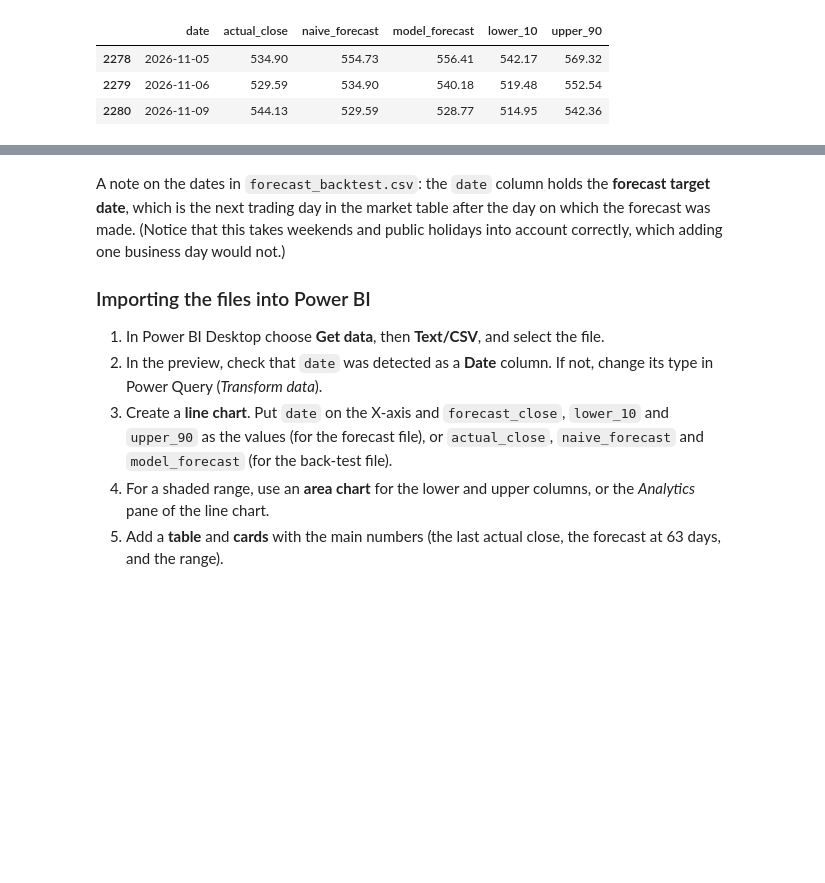
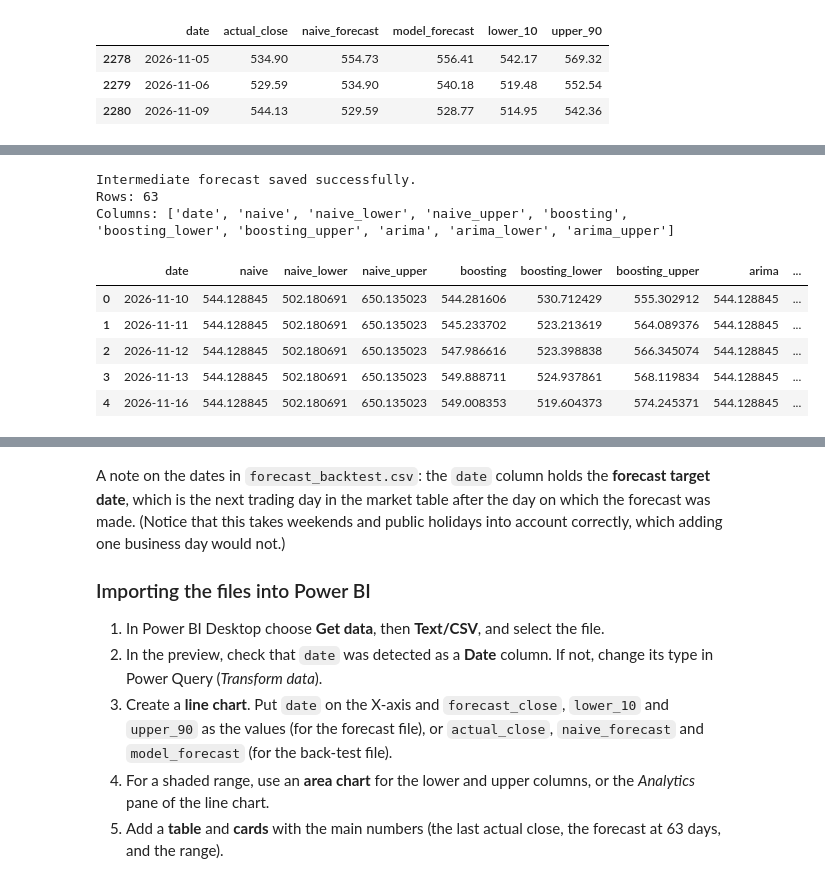
Before and after one commit to BI-course/tsfnn-202406-a7, a Jupyter notebook: 7_multi_horizon_forecast_and_power_bi_export.ipynb, the cells around one changed output, grey strips where cells are left out. Saved outputs shown, nothing was run; the diff lists cells and outputs as text; code cells hidden in the pictures; blank space fills up the shorter version.

Commit message:
Complete WP5 forecasting exports and Power BI dashboards

```diff
--- a/7_multi_horizon_forecast_and_power_bi_export.ipynb
+++ b/7_multi_horizon_forecast_and_power_bi_export.ipynb
@@ -304,0 +398,61 @@ Saved 2281 rows to C:\Users\brand\OneDrive\Desktop\BusinessIntelligence\tsfnn-20
+# %%
+
+# 3. Create the Intermediate forecast export
+
+# Load the 63-day ARIMA forecast
+arima = pd.read_csv(
+    config.OUTPUT_DIR / "arima_63d.csv",
+    parse_dates=["date"]
+)
+
+# Calculate historical 63-business-day log returns
+historical_returns = np.log(
+    frame["Close"] / frame["Close"].shift(63)
+).dropna()
+
+# Calculate the 10th and 90th percentile historical returns
+q10 = historical_returns.quantile(0.10)
+q90 = historical_returns.quantile(0.90)
+
+# Get the 63 forecast dates
+forecast_dates = pd.to_datetime(forecast_path.index)
+
+# Create the Intermediate forecast table
+intermediate = pd.DataFrame({
+    "date": forecast_dates,
+    "naive": last_close,
+    "naive_lower": last_close * np.exp(q10),
+    "naive_upper": last_close * np.exp(q90),
+    "boosting": forecast_path["forecast_close"].values,
+    "boosting_lower": forecast_path["lower_10"].values,
+    "boosting_upper": forecast_path["upper_90"].values
+})
+
+# Match ARIMA forecasts to the forecast dates
+arima = arima.set_index("date").reindex(forecast_dates)
+
+intermediate["arima"] = arima["forecast"].values
+intermediate["arima_lower"] = arima["lower"].values
+intermediate["arima_upper"] = arima["upper"].values
+
+# Save the Intermediate export
+intermediate.to_csv(
+    config.DATA_DIR / "forecast_intermediate.csv",
+    index=False
+)
+
+print("Intermediate forecast saved successfully.")
+print("Rows:", len(intermediate))
+print("Columns:", intermediate.columns.tolist())
+
+display(intermediate.head())
+# %% [output]
+Intermediate forecast saved successfully.
+Rows: 63
+Columns: ['date', 'naive', 'naive_lower', 'naive_upper', 'boosting', 'boosting_lower', 'boosting_upper', 'arima', 'arima_lower', 'arima_upper']
+|  | date | naive | naive_lower | naive_upper | boosting | boosting_lower | boosting_upper | arima | ... |
+| 0 | 2026-11-10 | 544.128845 | 502.180691 | 650.135023 | 544.281606 | 530.712429 | 555.302912 | 544.128845 | ... |
+| 1 | 2026-11-11 | 544.128845 | 502.180691 | 650.135023 | 545.233702 | 523.213619 | 564.089376 | 544.128845 | ... |
+| 2 | 2026-11-12 | 544.128845 | 502.180691 | 650.135023 | 547.986616 | 523.398838 | 566.345074 | 544.128845 | ... |
+| 3 | 2026-11-13 | 544.128845 | 502.180691 | 650.135023 | 549.888711 | 524.937861 | 568.119834 | 544.128845 | ... |
+| 4 | 2026-11-16 | 544.128845 | 502.180691 | 650.135023 | 549.008353 | 519.604373 | 574.245371 | 544.128845 | ... |
```
Also changed, not shown: parts of 3 cells of this notebook, 15 other files.
